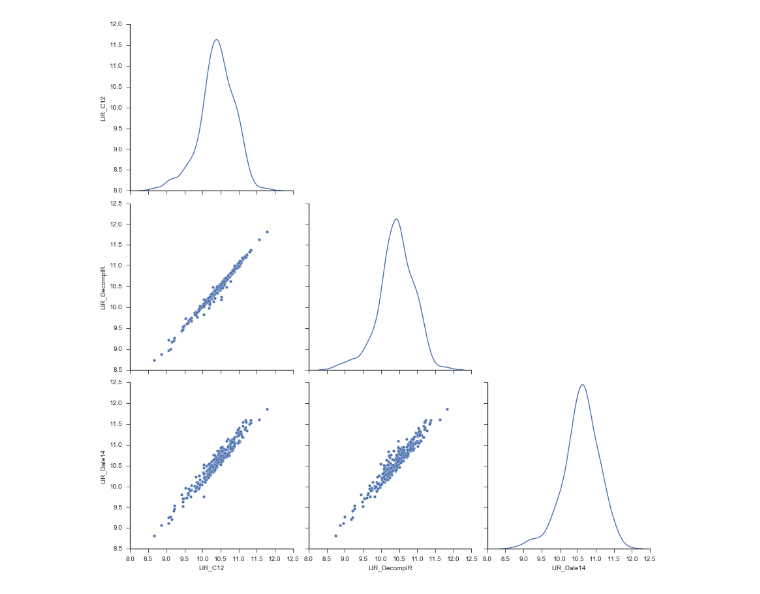
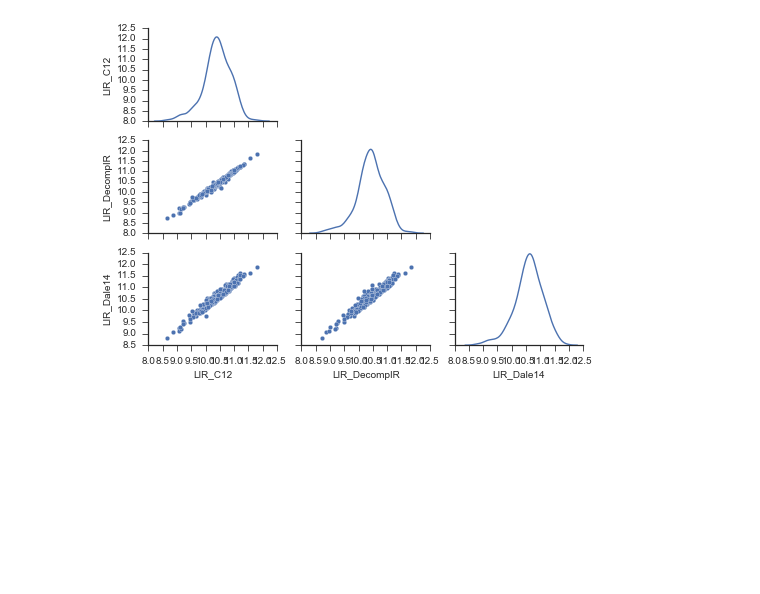
Before and after one commit to ttshimiz/bat-agn-sed-fitting-paper, a Jupyter notebook: ipython_notebooks/lir_total_comparison.ipynb, the cells around one changed output. Cells and saved outputs as stored; diff of their text form; code cells hidden in the pictures; blank space fills up the shorter version.

Commit message:
change size of the total LIR figure

```diff
--- a/ipython_notebooks/lir_total_comparison.ipynb
+++ b/ipython_notebooks/lir_total_comparison.ipynb
@@ -45,9 +45,9 @@ bat_lir['LIR_DecompIR'] = bat_decompir['lir_total']
 bat_lir['LIR_Dale14'] = bat_dale14['lir_total']
 # %%
 # Plot the correlation between each LIR using seaborn's pairplot method
-g = sn.pairplot(bat_lir, diag_kind="kde", size=4)
+g = sn.pairplot(bat_lir, diag_kind="kde", size=1./4*textwidth, aspect=4./3.)
 for i, j in zip(*np.triu_indices_from(g.axes, 1)):
     g.axes[i, j].set_visible(False)
 g.fig.savefig(figsave_dir+'lir_total-comparison.pdf', bbox_inches='tight')
 # %% [output]
-[figure, old version]
+[figure, new version]
```
Also changed, not shown: 1 other file.
